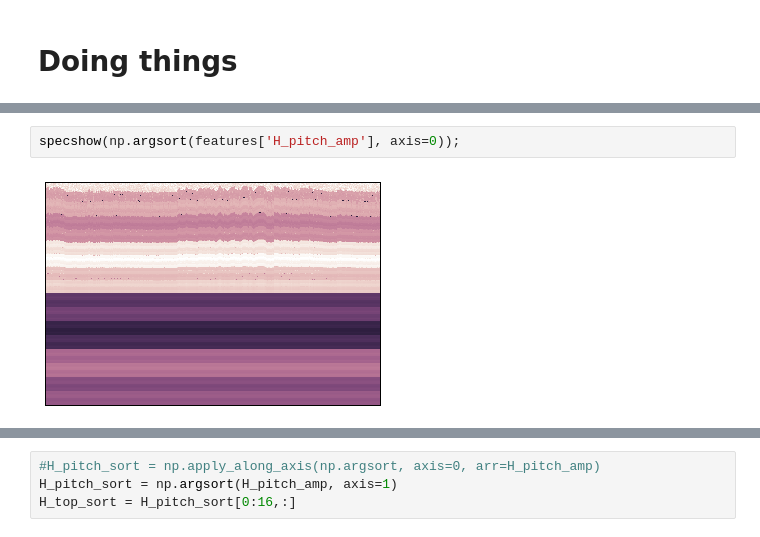
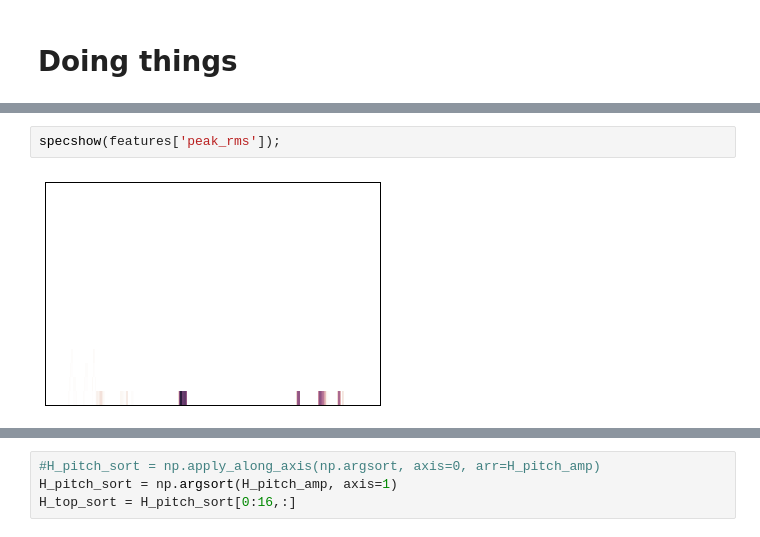
Before and after one commit to danmackinlay/mlmistrels, a Jupyter notebook: danscriptors.ipynb, the cells around one changed output, grey strips where cells are left out. Drawn from its saved outputs; the diff is of its cells as text.

```diff
--- a/danscriptors.ipynb
+++ b/danscriptors.ipynb
@@ -53,4 +55,4 @@ specshow(np.sort(np.log(features['H_pitch_amp']), axis=0));
-# %%
-specshow(np.argsort(features['H_pitch_amp'], axis=0));
-# %% [output]
-[figure, removed]
+# %%
+specshow(features['peak_rms']);
+# %% [output]
+[figure, added]
```
Also changed, not shown: parts of 5 cells of this notebook.
